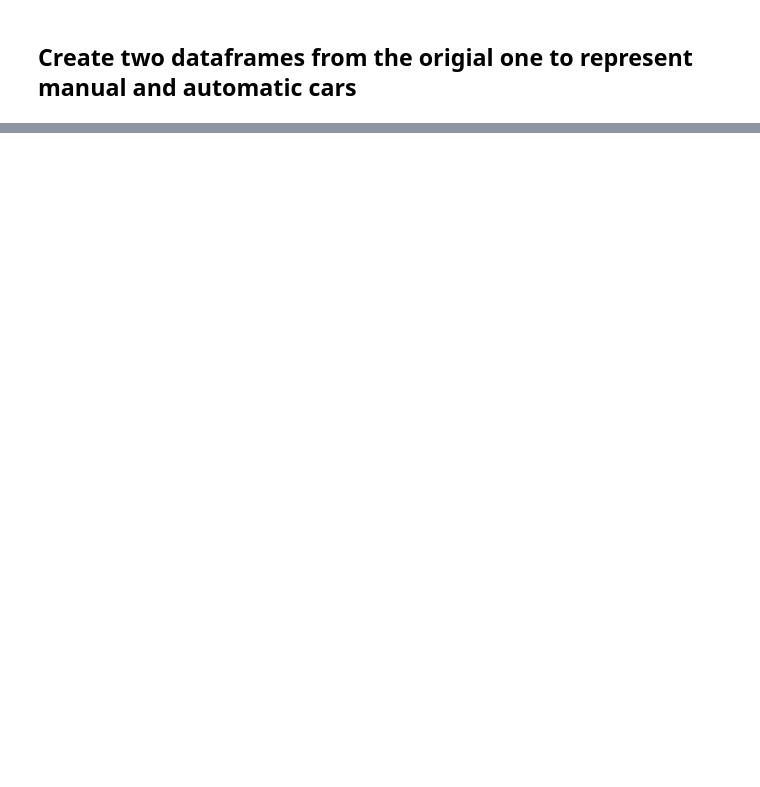
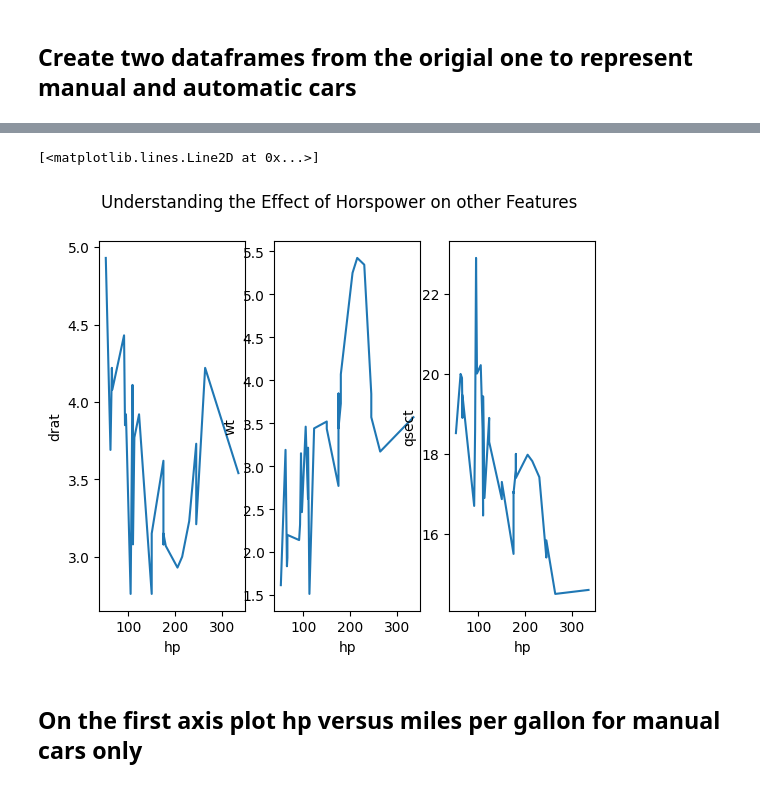
Before and after one commit to JiagengDing/SDPA, a Jupyter notebook: week8/Tutorial 8A_Sheet.ipynb, the cells around one changed output, grey strips where cells are left out. Drawn from its saved outputs; the diff is of its cells as text; code cells hidden in the pictures; blank space fills up the shorter version.

Commit message:
create a 1x3 figure

```diff
--- a/week8/Tutorial 8A_Sheet.ipynb
+++ b/week8/Tutorial 8A_Sheet.ipynb
@@ -54,0 +71,29 @@ df_am = df[df['am'] == 1]
+# %%
+drat_hp = pd.Series(index=df['hp'].values, data=df['drat'].values)
+drat_hp = drat_hp.sort_index()
+
+wt_hp = pd.Series(index=df['hp'].values, data=df['wt'].values)
+wt_hp = wt_hp.sort_index()
+
+qsec_hp = pd.Series(index=df['hp'].values, data=df['qsec'].values)
+qsec_hp = qsec_hp.sort_index()
+# %%
+fig, axes = plt.subplots(nrows=1, ncols=3)
+plt.suptitle("Understanding the Effect of Horspower on other Features")
+
+axes[0].set_xlabel('hp')
+axes[0].set_ylabel('drat')
+axes[0].plot(drat_hp)
+
+axes[1].set_xlabel('hp')
+axes[1].set_ylabel('wt')
+axes[1].plot(wt_hp)
+
+axes[2].set_xlabel('hp')
+axes[2].set_ylabel('qsect')
+axes[2].plot(qsec_hp)
+# %% [output]
+[<matplotlib.lines.Line2D at 0x...>]
+[figure, added]
+# %% [markdown]
+## On the first axis plot hp versus miles per gallon for manual cars only
```
Also changed, not shown: parts of 4 cells of this notebook.
